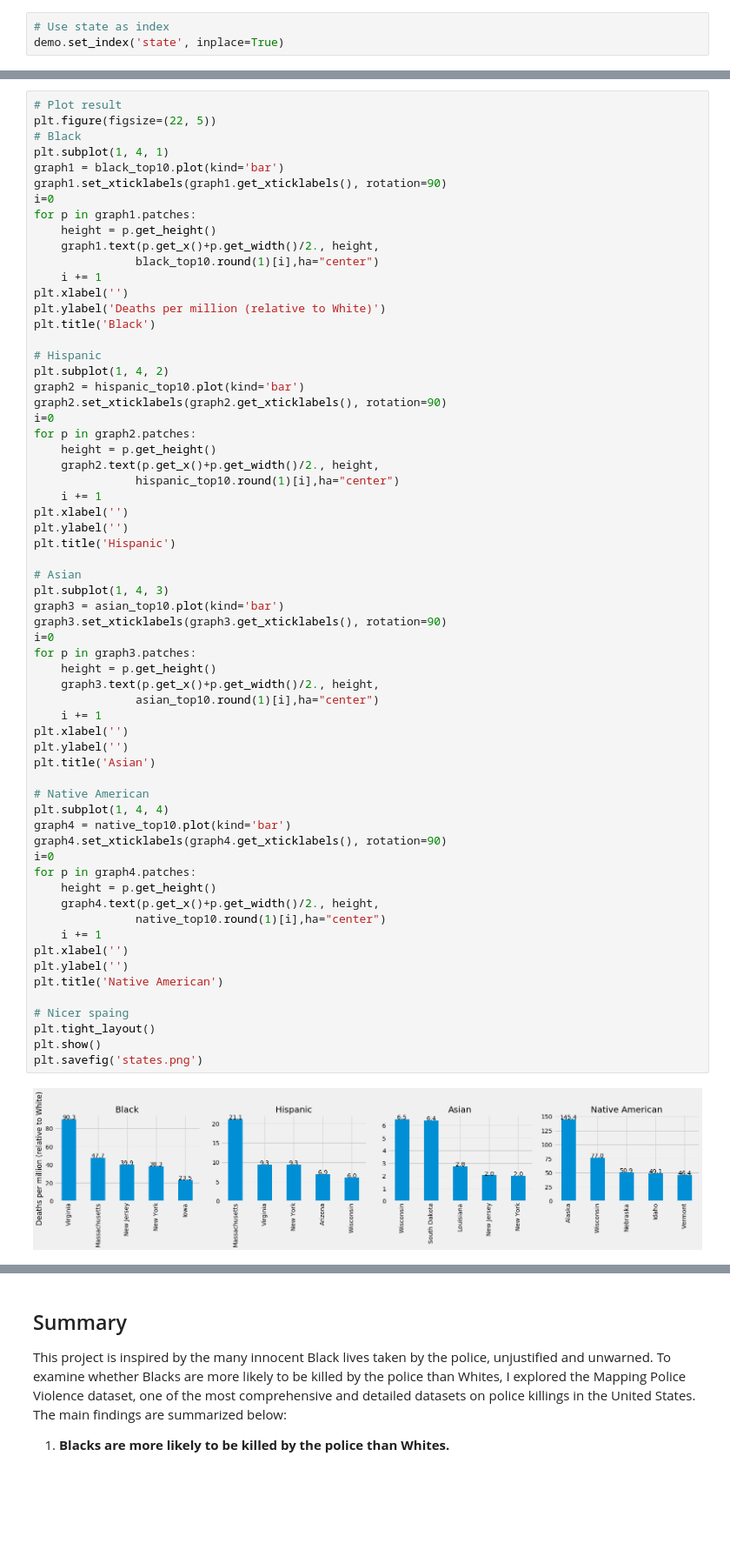
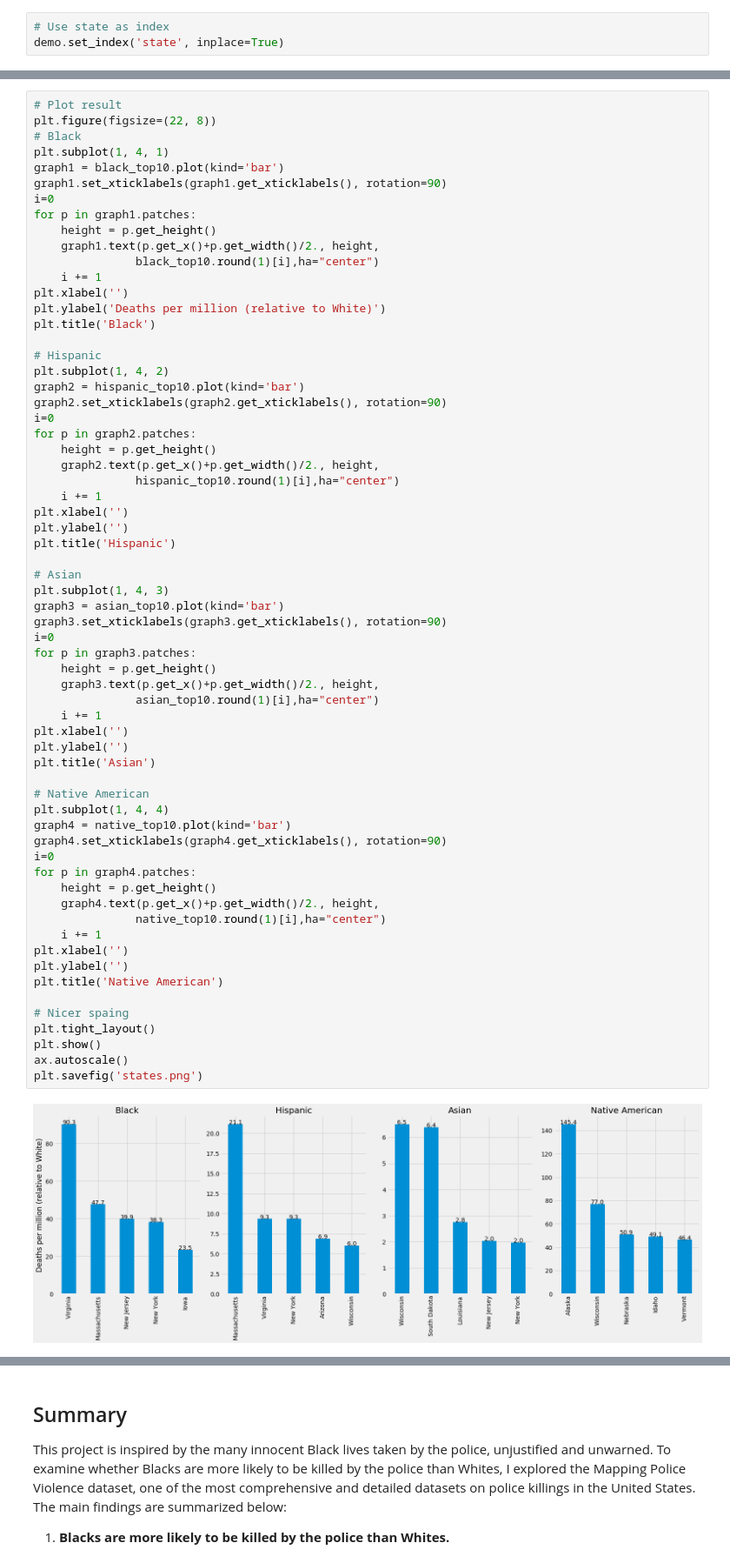
Before and after one commit to Yuan-Meng/police-killings, a Jupyter notebook: police_killings_final.ipynb, the cells around one changed output, grey strips where cells are left out. Shown at 87% size. Drawn from its saved outputs; the diff is of its cells as text; blank space fills up the shorter version.

```diff
--- a/police_killings_final.ipynb
+++ b/police_killings_final.ipynb
@@ -606,7 +607,7 @@ asian_top10 = demo['asian_2white'].sort_values(ascending=False).head(5)
 native_top10 = demo['native_2white'].sort_values(ascending=False).head(5)
 # %%
 # Plot result
-plt.figure(figsize=(22, 5))
+plt.figure(figsize=(22, 8))
 # Black
 plt.subplot(1, 4, 1)
 graph1 = black_top10.plot(kind='bar')
@@ -641,33 +642,34 @@ graph3 = asian_top10.plot(kind='bar')
 graph3.set_xticklabels(graph3.get_xticklabels(), rotation=90)
 i=0
 for p in graph3.patches:
     height = p.get_height()
     graph3.text(p.get_x()+p.get_width()/2., height,
                asian_top10.round(1)[i],ha="center")
     i += 1
 plt.xlabel('')
 plt.ylabel('')
 plt.title('Asian')
 
 # Native American
 plt.subplot(1, 4, 4)
 graph4 = native_top10.plot(kind='bar')
 graph4.set_xticklabels(graph4.get_xticklabels(), rotation=90)
 i=0
 for p in graph4.patches:
     height = p.get_height()
     graph4.text(p.get_x()+p.get_width()/2., height,
                native_top10.round(1)[i],ha="center")
     i += 1
 plt.xlabel('')
 plt.ylabel('')
 plt.title('Native American')
 
 # Nicer spaing
 plt.tight_layout()
 plt.show()
+ax.autoscale()
 plt.savefig('states.png')
 # %% [output]
-[figure, old version]
+[figure, new version]
 <Figure size 432x288 with 0 Axes>
 # %% [markdown]
```
Also changed, not shown: parts of 5 cells of this notebook.
